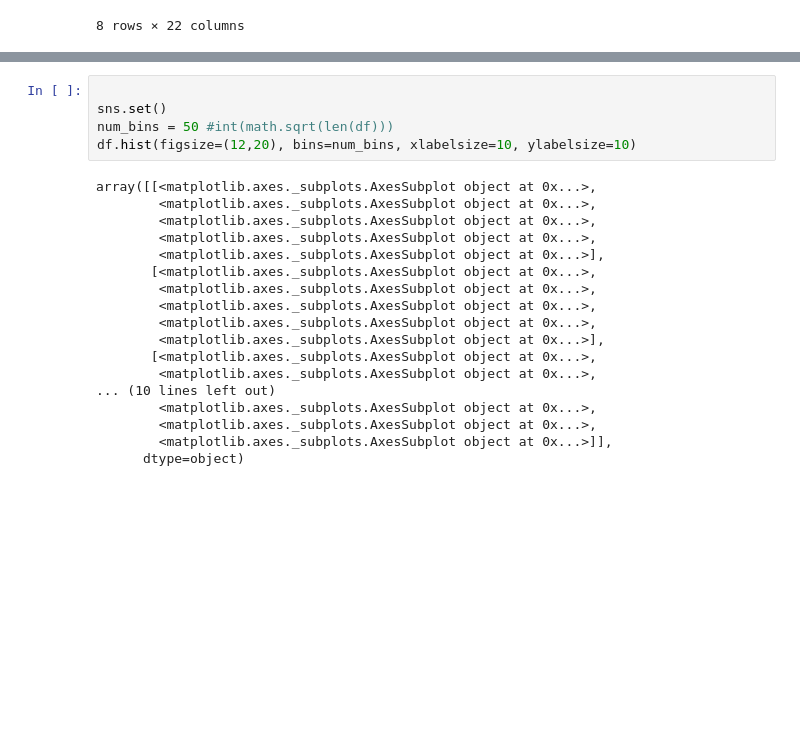
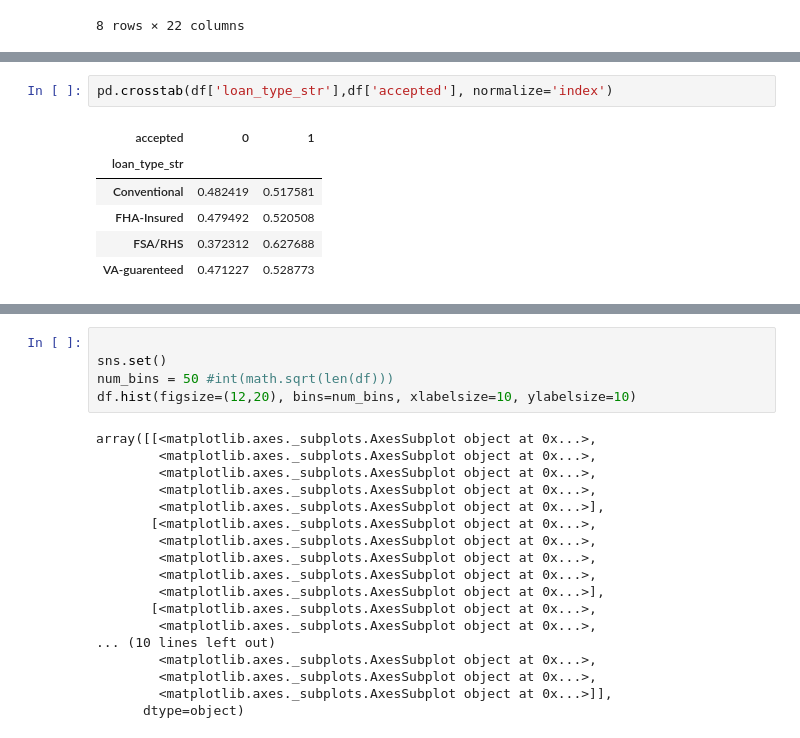
Before and after one commit to benMcChesney/Mortgage-Classifier-Capstone, a Jupyter notebook: exploratory_data_analysis.ipynb, the cells around one changed output, grey strips where cells are left out. Drawn from its saved outputs; the diff is of its cells as text; blank space fills up the shorter version.

```diff
--- a/exploratory_data_analysis.ipynb
+++ b/exploratory_data_analysis.ipynb
@@ -121,0 +223,9 @@ memory usage: 78.6 MB
+# %%
+pd.crosstab(df['loan_type_str'],df['accepted'], normalize='index')
+# %% [output]
+| accepted | 0 | 1 |
+| loan_type_str |  |  |
+| Conventional | 0.482419 | 0.517581 |
+| FHA-Insured | 0.479492 | 0.520508 |
+| FSA/RHS | 0.372312 | 0.627688 |
+| VA-guarenteed | 0.471227 | 0.528773 |
```
Also changed, not shown: parts of 17 cells of this notebook, 1 other file.
